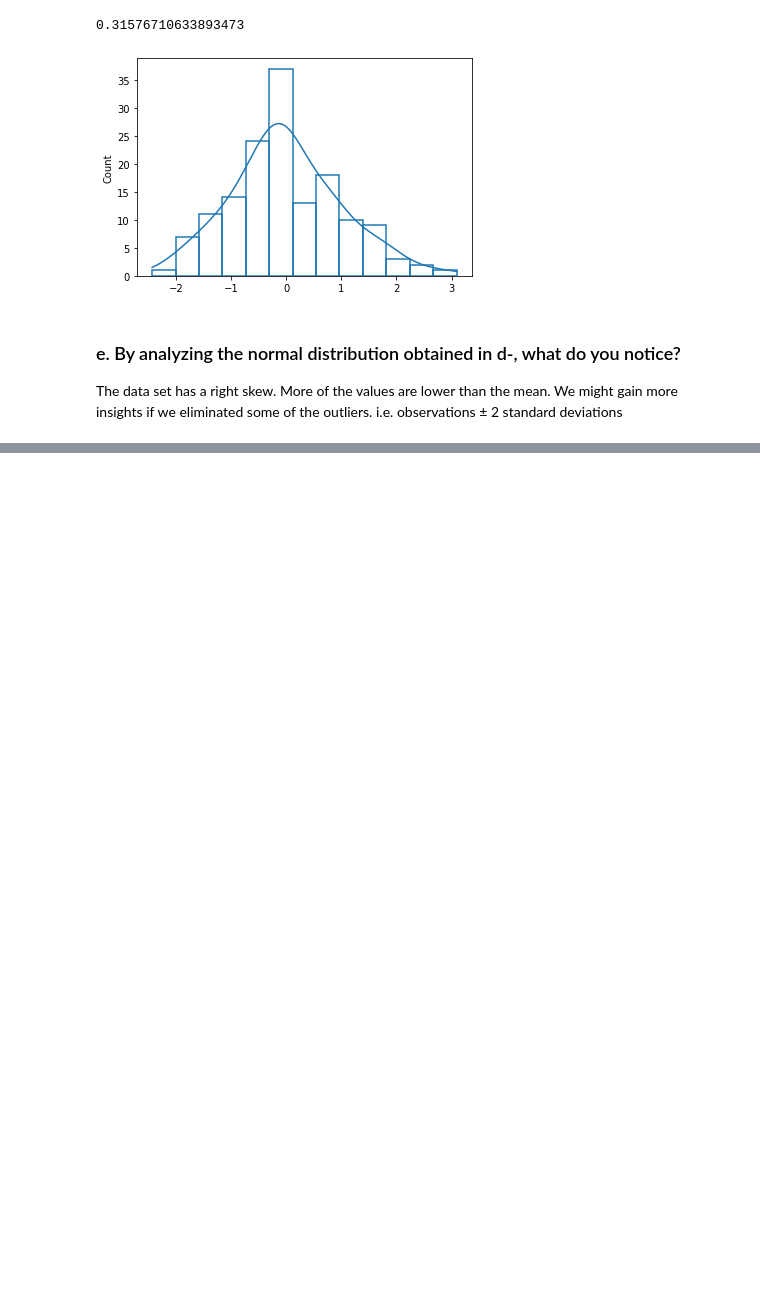
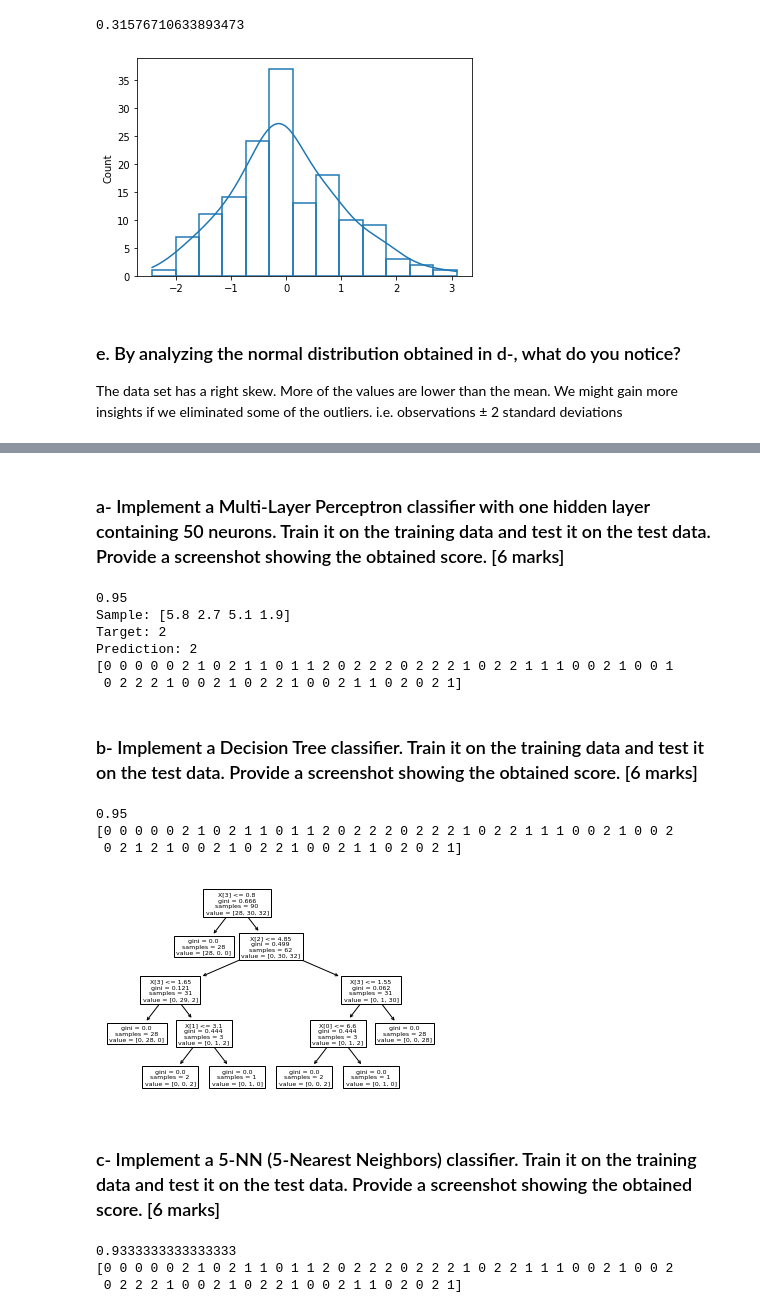
Before and after one commit to cod3-jr/EIT_BigData, a Jupyter notebook: Assignment-2.ipynb, the cells around one changed output, grey strips where cells are left out. Saved outputs shown, nothing was run; the diff lists cells and outputs as text; code cells hidden in the pictures; blank space fills up the shorter version.

```diff
--- a/Assignment-2.ipynb
+++ b/Assignment-2.ipynb
@@ -72,0 +77,69 @@ The data set has a right skew. More of the values are lower than the mean. We mi
+# %%
+from sklearn.datasets import load_iris
+from sklearn.model_selection import train_test_split
+from sklearn.tree import DecisionTreeClassifier
+from sklearn.neural_network import MLPClassifier
+from sklearn.neighbors import KNeighborsClassifier
+from sklearn import metrics
+
+# load data, assign obeservations to X and classifations to Y
+data = load_iris()
+X = data.data
+Y = data.target
+
+X_train, X_test, Y_train, Y_test = train_test_split(X,Y,test_size=0.4, random_state=3)
+# %% [markdown]
+### a-	Implement a Multi-Layer Perceptron classifier with one hidden layer containing 50 neurons. Train it on the training data and test it on the test data. Provide a screenshot showing the obtained score. [6 marks]
+# %%
+# using lbfgs solver as it's more efficient on smaller datasets...according to documentation
+classify = MLPClassifier(solver='lbfgs', hidden_layer_sizes=50)
+
+# Train classifier
+classify.fit(X_train, Y_train)
+
+# Predictions
+predictions = classify.predict(X_test)
+
+print(metrics.accuracy_score(Y_test,predictions))
+
+# Check Predictions
+print("Sample:", X_test[48],"\nTarget:",Y_test[48], "\nPrediction:",classify.predict(X_test)[48])
+print(predictions)
+# %% [output]
+0.95
+Sample: [5.8 2.7 5.1 1.9]
+Target: 2
+Prediction: 2
+[0 0 0 0 0 2 1 0 2 1 1 0 1 1 2 0 2 2 2 0 2 2 2 1 0 2 2 1 1 1 0 0 2 1 0 0 1
+ 0 2 2 2 1 0 0 2 1 0 2 2 1 0 0 2 1 1 0 2 0 2 1]
+# %% [markdown]
+### b-	Implement a Decision Tree classifier. Train it on the training data and test it on the test data. Provide a screenshot showing the obtained score. [6 marks]
+# %%
+from matplotlib import pyplot as plt
+from sklearn import tree
+DT_classifier = DecisionTreeClassifier(random_state=0)
+DT_classifier.fit(X_train,Y_train)
+DT_predictions = DT_classifier.predict(X_test)
+
+print(metrics.accuracy_score(Y_test,DT_predictions))
+print(DT_predictions)
+tree.plot_tree(DT_classifier)
+plt.show()
+# %% [output]
+0.95
+[0 0 0 0 0 2 1 0 2 1 1 0 1 1 2 0 2 2 2 0 2 2 2 1 0 2 2 1 1 1 0 0 2 1 0 0 2
+ 0 2 1 2 1 0 0 2 1 0 2 2 1 0 0 2 1 1 0 2 0 2 1]
+[figure, added]
+# %% [markdown]
+### c-	Implement a 5-NN (5-Nearest Neighbors) classifier. Train it on the training data and test it on the test data. Provide a screenshot showing the obtained score. [6 marks]
+# %%
+Knn_classifier = KNeighborsClassifier(n_neighbors=5)
+Knn_classifier.fit(X_train,Y_train)
+Knn_predictions = Knn_classifier.predict(X_test)
+
+print(metrics.accuracy_score(Y_test, Knn_predictions))
+print(Knn_predictions)
+# %% [output]
+0.9333333333333333
+[0 0 0 0 0 2 1 0 2 1 1 0 1 1 2 0 2 2 2 0 2 2 2 1 0 2 2 1 1 1 0 0 2 1 0 0 2
+ 0 2 2 2 1 0 0 2 1 0 2 2 1 0 0 2 1 1 0 2 0 2 1]
```
Also changed, not shown: parts of 2 cells of this notebook.
